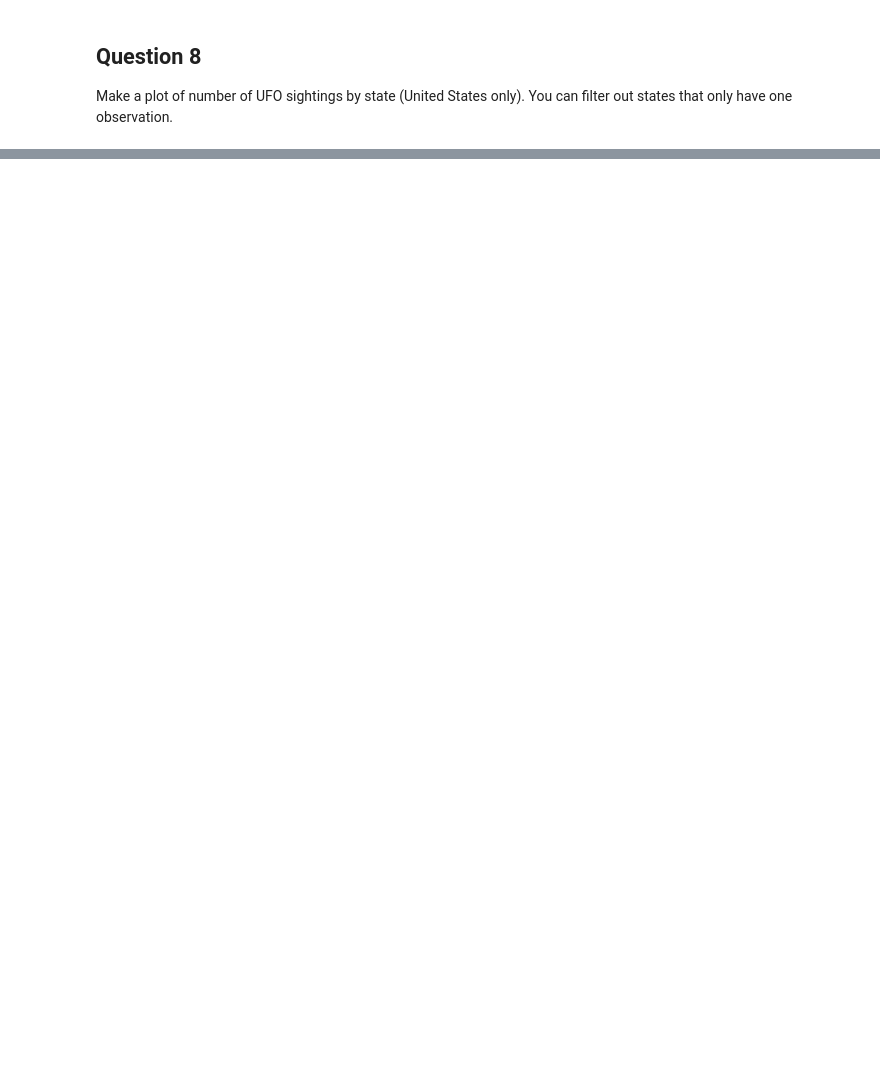
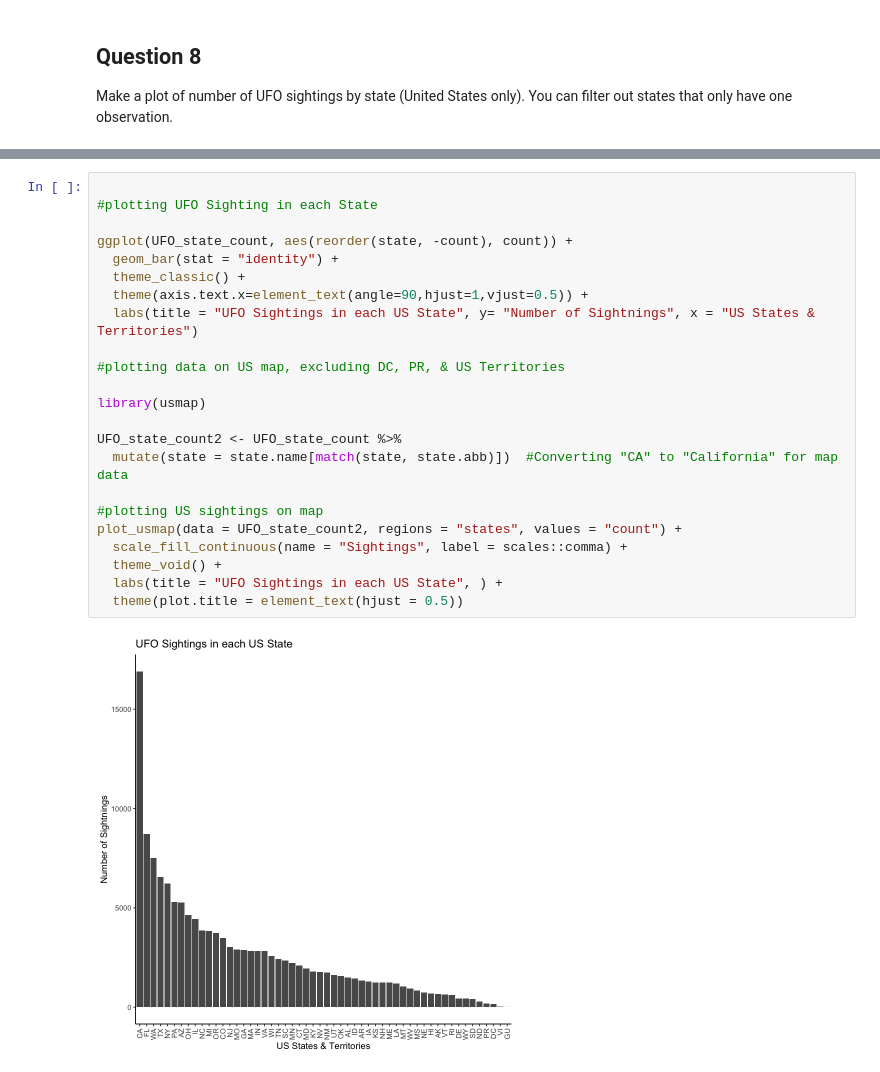
Before and after one commit to Jama-Brookes/BIOS512, a Jupyter notebook: Homework/hw4/BIOS512_HW4.ipynb, the cells around one changed output, grey strips where cells are left out. Cells and saved outputs as stored; diff of their text form; blank space fills up the shorter version.

```diff
--- a/Homework/hw4/BIOS512_HW4.ipynb
+++ b/Homework/hw4/BIOS512_HW4.ipynb
@@ -553,0 +754,25 @@ plot_usmap(data = UFO_state_count2, regions = "states", values = "count") +
+# %%
+
+#plotting UFO Sighting in each State
+
+ggplot(UFO_state_count, aes(reorder(state, -count), count)) +
+  geom_bar(stat = "identity") +
+  theme_classic() +
+  theme(axis.text.x=element_text(angle=90,hjust=1,vjust=0.5)) +
+  labs(title = "UFO Sightings in each US State", y= "Number of Sightnings", x = "US States & Territories")
+
+#plotting data on US map, excluding DC, PR, & US Territories
+
+library(usmap)
+
+UFO_state_count2 <- UFO_state_count %>%
+  mutate(state = state.name[match(state, state.abb)])  #Converting "CA" to "California" for map data
+
+#plotting US sightings on map
+plot_usmap(data = UFO_state_count2, regions = "states", values = "count") +
+  scale_fill_continuous(name = "Sightings", label = scales::comma) +
+  theme_void() +
+  labs(title = "UFO Sightings in each US State", ) +
+  theme(plot.title = element_text(hjust = 0.5))
+# %% [output]
+[figure, added]
```
Also changed, not shown: parts of 11 cells of this notebook.
